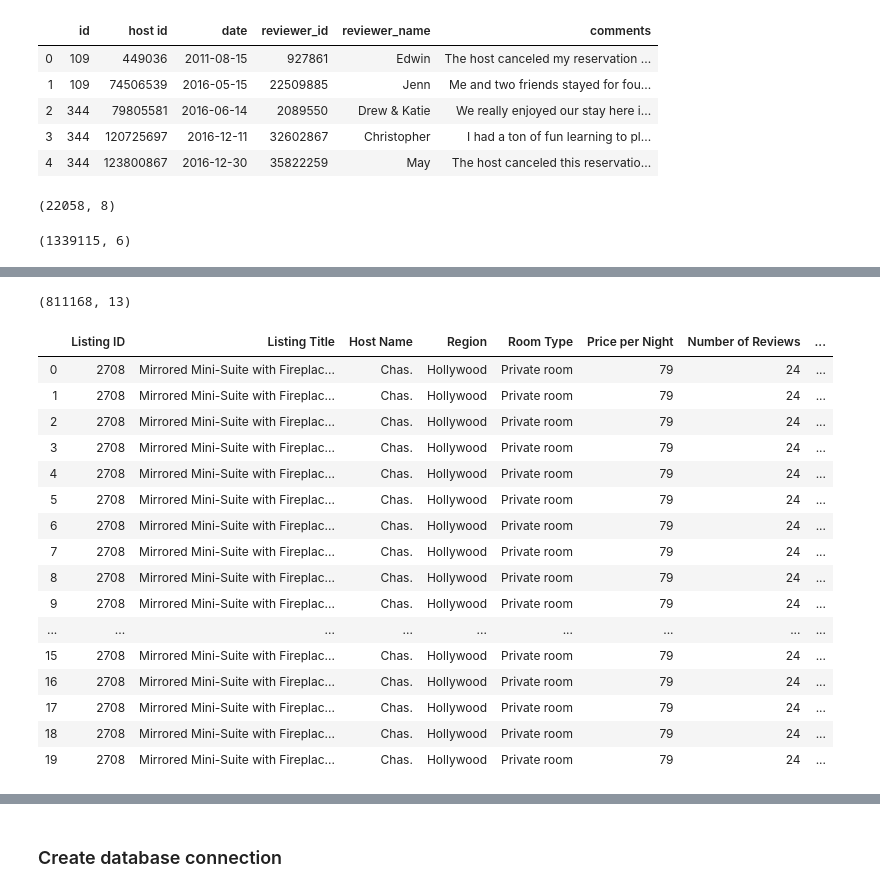
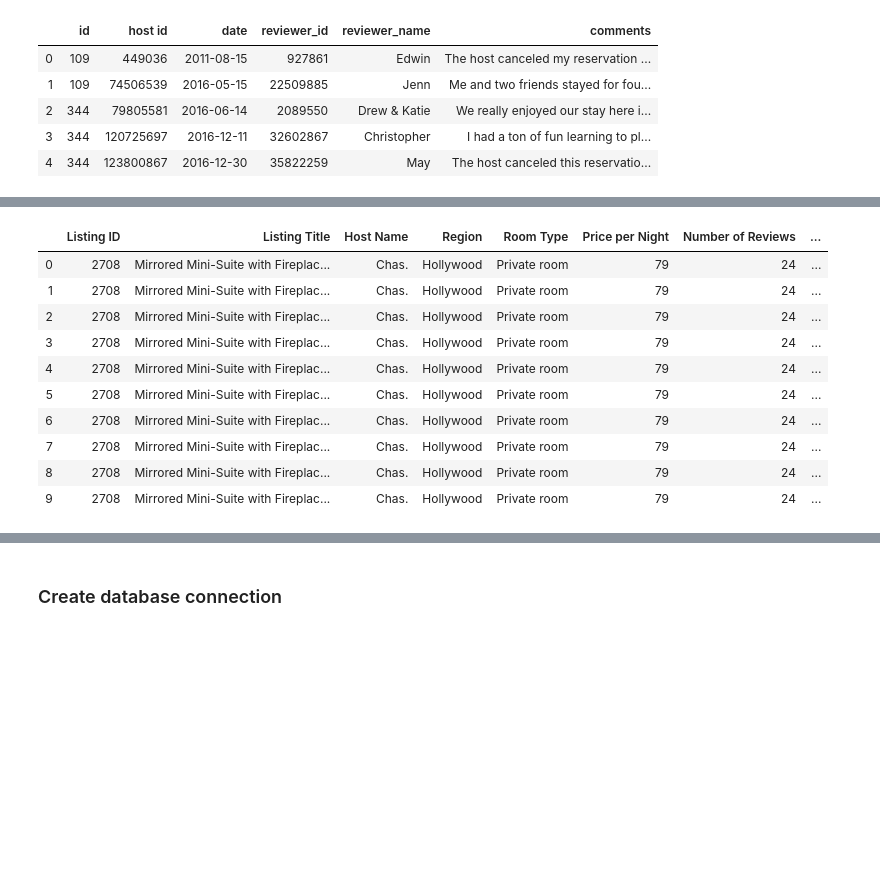
Before and after one commit to 9527-ol/ETL, a Jupyter notebook: Code/pandas_etl.ipynb, the cells around one changed output, grey strips where cells are left out. Cells and saved outputs as stored; diff of their text form; code cells hidden in the pictures; blank space fills up the shorter version.

```diff
--- a/Code/pandas_etl.ipynb
+++ b/Code/pandas_etl.ipynb
@@ -38,10 +51,12 @@ central_listing_df=raw_listings_df.loc[raw_listings_df["neighbourhood_group"]=="
                                                                                                       "room_type",
                                                                                                      "price",
                                                                                                      "number_of_reviews",
-                                                                                                     "last_review"]]
+                                                                                                     "last_review"]].copy()
 
 
 central_listing_df.head(5)
+
+#!!!!!!!!!!
 # %% [output]
 |  | id | name | host_name | neighbourhood | room_type | price | number_of_reviews | last_review |
 | 2 | 2708 | Mirrored Mini-Suite with Fireplac... | Chas. | Hollywood | Private room | 79 | 24 | 2020-03-17 |
@@ -52,6 +79,8 @@ central_listing_df.head(5)
+# %%
+reviews_df=raw_reviews_df.copy()
 # %%
 # Change index column name in review dataframe so both dataframes can join
-raw_reviews_df_id = raw_reviews_df.rename(columns={"listing_id": "id",
+raw_reviews_df_id = reviews_df.rename(columns={"listing_id": "id",
                                                    "id":"host id"})
 raw_reviews_df_id.head(5)
 # %% [output]
@@ -61,14 +90,6 @@ raw_reviews_df_id.head(5)
 | 2 | 344 | 79805581 | 2016-06-14 | 2089550 | Drew & Katie | We really enjoyed our stay here i... |
 | 3 | 344 | 120725697 | 2016-12-11 | 32602867 | Christopher | I had a ton of fun learning to pl... |
 | 4 | 344 | 123800867 | 2016-12-30 | 35822259 | May | The host canceled this reservatio... |
-# %%
-central_listing_df.shape
-# %% [output]
-(22058, 8)
-# %%
-raw_reviews_df_id.shape
-# %% [output]
-(1339115, 6)
 # %%
 # Merge both dataframe on column id
 complete_df=pd.merge(central_listing_df, raw_reviews_df_id, how='inner', on="id")
@@ -91,48 +112,38 @@ complete_df.head(30)
 | 27 | 3021 | Hollywood Hills Zen Modern style ... | Nataraj | Hollywood Hills West | Entire home/apt | 145 | 23 | 2018-10-31 | ... |
 | 28 | 3021 | Hollywood Hills Zen Modern style ... | Nataraj | Hollywood Hills West | Entire home/apt | 145 | 23 | 2018-10-31 | ... |
 | 29 | 3021 | Hollywood Hills Zen Modern style ... | Nataraj | Hollywood Hills West | Entire home/apt | 145 | 23 | 2018-10-31 | ... |
-# %%
-complete_df.shape
-# %% [output]
-(811168, 13)
 # %%
 # Rename the column headers
 renamed_complete_df = complete_df.rename(columns={"id": "Listing ID",
                                                 "name": "Listing Title",
                                                 "host_name": "Host Name",
                                                   "host id":"Host ID",
                                                  "neighbourhood":"Region",
                                                  "room_type":"Room Type",
                                                  "price":"Price per Night",
                                                  "number_of_reviews":"Number of Reviews",
                                                  "last_review":"Last Review Time",
                                                  "date":"Review Date",
                                                   "reviewer_name":"Reviewer Name",
                                                   "reviewer_id":"Reviewer ID",
                                                   "comments":"Comments"
                                                  })
 
 
 # Clean the data by dropping duplicates and nulls
-renamed_complete_df.drop_duplicates("Comments", inplace=True)
-renamed_complete_df.dropna()
+#renamed_complete_df.drop_duplicates("Comments", inplace=True)
+#renamed_complete_df.dropna()
 
-renamed_complete_df.head(20)
+renamed_complete_df.head(10)
 # %% [output]
 |  | Listing ID | Listing Title | Host Name | Region | Room Type | Price per Night | Number of Reviews | ... |
 | 0 | 2708 | Mirrored Mini-Suite with Fireplac... | Chas. | Hollywood | Private room | 79 | 24 | ... |
 | 1 | 2708 | Mirrored Mini-Suite with Fireplac... | Chas. | Hollywood | Private room | 79 | 24 | ... |
 | 2 | 2708 | Mirrored Mini-Suite with Fireplac... | Chas. | Hollywood | Private room | 79 | 24 | ... |
 | 3 | 2708 | Mirrored Mini-Suite with Fireplac... | Chas. | Hollywood | Private room | 79 | 24 | ... |
 | 4 | 2708 | Mirrored Mini-Suite with Fireplac... | Chas. | Hollywood | Private room | 79 | 24 | ... |
 | 5 | 2708 | Mirrored Mini-Suite with Fireplac... | Chas. | Hollywood | Private room | 79 | 24 | ... |
 | 6 | 2708 | Mirrored Mini-Suite with Fireplac... | Chas. | Hollywood | Private room | 79 | 24 | ... |
 | 7 | 2708 | Mirrored Mini-Suite with Fireplac... | Chas. | Hollywood | Private room | 79 | 24 | ... |
 | 8 | 2708 | Mirrored Mini-Suite with Fireplac... | Chas. | Hollywood | Private room | 79 | 24 | ... |
 | 9 | 2708 | Mirrored Mini-Suite with Fireplac... | Chas. | Hollywood | Private room | 79 | 24 | ... |
-| ... | ... | ... | ... | ... | ... | ... | ... | ... |
-| 15 | 2708 | Mirrored Mini-Suite with Fireplac... | Chas. | Hollywood | Private room | 79 | 24 | ... |
-| 16 | 2708 | Mirrored Mini-Suite with Fireplac... | Chas. | Hollywood | Private room | 79 | 24 | ... |
-| 17 | 2708 | Mirrored Mini-Suite with Fireplac... | Chas. | Hollywood | Private room | 79 | 24 | ... |
-| 18 | 2708 | Mirrored Mini-Suite with Fireplac... | Chas. | Hollywood | Private room | 79 | 24 | ... |
-| 19 | 2708 | Mirrored Mini-Suite with Fireplac... | Chas. | Hollywood | Private room | 79 | 24 | ... |
```
Also changed, not shown: parts of 21 cells of this notebook, 8 other files.
